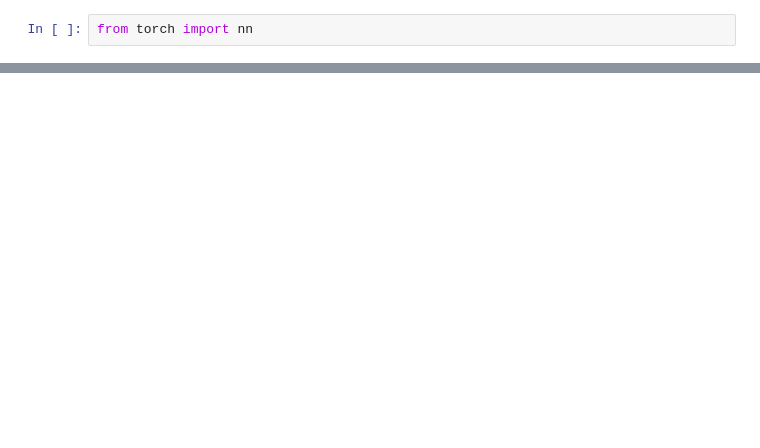
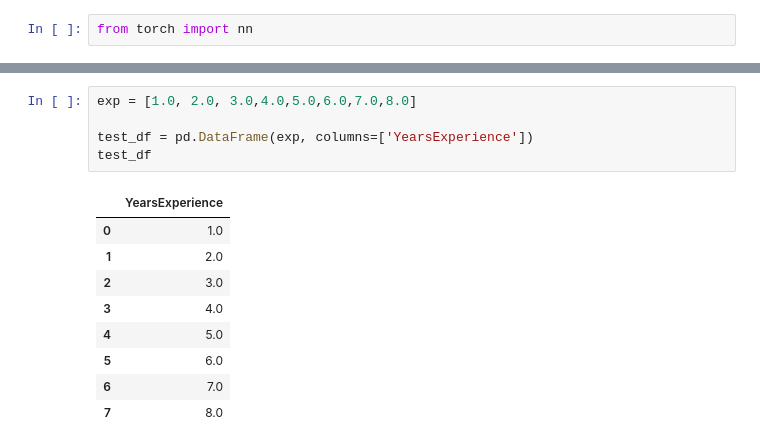
Before and after one commit to mszhdgr/Machine_learning, a Jupyter notebook: Deep Learning/Binary_regression.ipynb, the cells around one changed output, grey strips where cells are left out. Saved outputs shown, nothing was run; the diff lists cells and outputs as text; blank space fills up the shorter version.

```diff
--- a/Deep Learning/Binary_regression.ipynb
+++ b/Deep Learning/Binary_regression.ipynb
@@ -200,0 +252,15 @@ plt.show()
+# %%
+exp = [1.0, 2.0, 3.0,4.0,5.0,6.0,7.0,8.0]
+
+test_df = pd.DataFrame(exp, columns=['YearsExperience'])
+test_df
+# %% [output]
+|  | YearsExperience |
+| 0 | 1.0 |
+| 1 | 2.0 |
+| 2 | 3.0 |
+| 3 | 4.0 |
+| 4 | 5.0 |
+| 5 | 6.0 |
+| 6 | 7.0 |
+| 7 | 8.0 |
```
Also changed, not shown: parts of 57 cells of this notebook.
